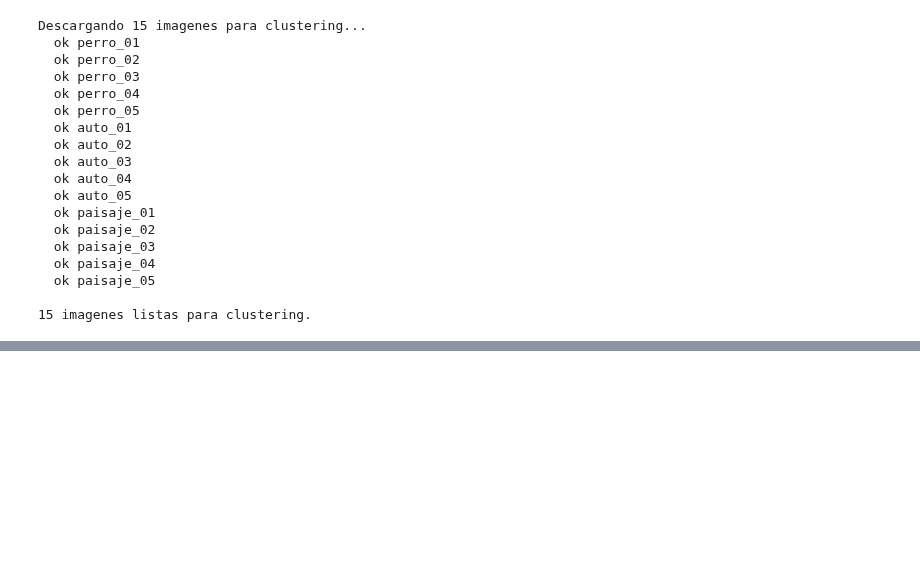
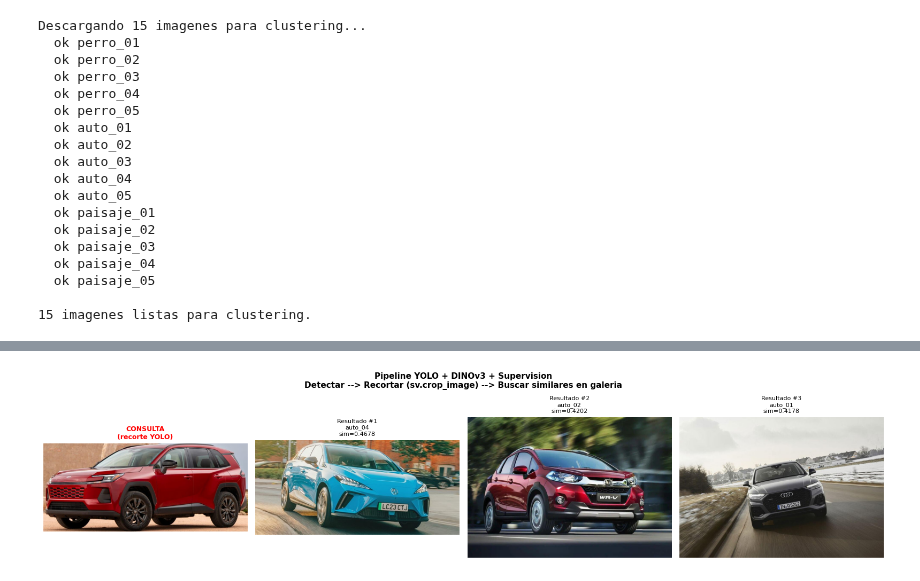
Before and after one commit to M0ndares/futbot, a Jupyter notebook: notebooks/14_dino_embeddings.ipynb, the cells around one changed output, grey strips where cells are left out. Cells and saved outputs as stored; diff of their text form; code cells hidden in the pictures; blank space fills up the shorter version.

```diff
--- a/notebooks/14_dino_embeddings.ipynb
+++ b/notebooks/14_dino_embeddings.ipynb
@@ -736,0 +922,86 @@ NameError: name 'galeria_embeddings' is not defined
+# %%
+# Pipeline completo: YOLO detecta, sv.crop_image recorta, DINOv3 busca similares
+from ultralytics import YOLO as UltralyticsYOLO
+
+# Verificar que la galeria esta disponible antes de continuar
+if len(galeria_embeddings) == 0:
+    raise RuntimeError("La galeria esta vacia. Ejecuta la celda anterior (build_gallery) primero.")
+
+# Imagen de consulta: auto Toyota (ya descargada en Seccion 3)
+img_consulta_pil = imagenes_pil["Auto 1 (Toyota)"]
+img_consulta_np  = cv2.cvtColor(np.array(img_consulta_pil), cv2.COLOR_RGB2BGR)
+
+print("Paso 1: Deteccion con YOLO...")
+print("(yolov8n.pt se descarga ~6 MB la primera vez)")
+yolo_model      = UltralyticsYOLO("yolov8n.pt")
+resultados_yolo = yolo_model(img_consulta_np, verbose=False)[0]
+detecciones     = sv.Detections.from_ultralytics(resultados_yolo)
+
+print(f"  Objetos detectados: {len(detecciones)}")
+for i, (bbox, cls_id, conf) in enumerate(
+    zip(detecciones.xyxy, detecciones.class_id, detecciones.confidence)
+):
+    nombre_clase = resultados_yolo.names[cls_id]
+    print(f"    [{i}] {nombre_clase} (conf={conf:.2f})  bbox={bbox.astype(int).tolist()}")
+
+print("\nPaso 2: Recortar primera deteccion con sv.crop_image...")
+# sv.crop_image(image, xyxy): recorta la region indicada por las coordenadas xyxy
+# Requiere supervision >= 0.21
+if len(detecciones) > 0:
+    recorte_np  = sv.crop_image(image=img_consulta_np, xyxy=detecciones.xyxy[0])
+    recorte_pil = Image.fromarray(cv2.cvtColor(recorte_np, cv2.COLOR_BGR2RGB))
+    objeto_usado = f"{resultados_yolo.names[detecciones.class_id[0]]} (primera deteccion YOLO)"
+else:
+    # Fallback: usar imagen completa si YOLO no detecto nada en esta imagen
+    print("  YOLO no detecto objetos — usando imagen completa como consulta.")
+    recorte_pil  = img_consulta_pil
+    recorte_np   = img_consulta_np
+    objeto_usado = "imagen completa (fallback: YOLO no detecto objetos)"
+
+print(f"  Objeto usado: {objeto_usado}")
+
+print("\nPaso 3: Calcular embedding del recorte con DINOv3...")
+inputs_recorte = processor(images=recorte_pil, return_tensors="pt").to(device)
+with torch.no_grad():
+    emb_recorte = F.normalize(model(**inputs_recorte).pooler_output, dim=-1)
+
+print("\nPaso 4: Buscar en galeria...")
+top3 = buscar_similares(emb_recorte, galeria_embeddings, top_k=3)
+
+print("\n── Top 3 imagenes similares en la galeria ──────────────────")
+for rank, (clave, sim) in enumerate(top3, 1):
+    print(f"  [{rank}] {clave:<30} similitud={sim:.4f}")
+
+# Visualizar: consulta + top 3 resultados
+fig, axes = plt.subplots(1, 4, figsize=(16, 4))
+
+# Panel de consulta con marco rojo
+axes[0].imshow(recorte_pil)
+axes[0].set_title("CONSULTA\n(recorte YOLO)", fontsize=9, color="red", fontweight="bold")
+axes[0].axis("off")
+for spine in axes[0].spines.values():
+    spine.set_edgecolor("red")
+    spine.set_linewidth(3)
+
+# Paneles de resultados
+for ax, (clave, sim) in zip(axes[1:], top3):
+    rank = top3.index((clave, sim)) + 1
+    ax.imshow(galeria_imagenes[clave])
+    ax.set_title(f"Resultado #{rank}\n{clave}\nsim={sim:.4f}", fontsize=8)
+    ax.axis("off")
+
+plt.suptitle(
+    "Pipeline YOLO + DINOv3 + Supervision\n"
+    "Detectar --> Recortar (sv.crop_image) --> Buscar similares en galeria",
+    fontsize=11, fontweight="bold"
+)
+plt.tight_layout()
+plt.show()
+
+# 💭 Reflexion: observa si los resultados top-3 pertenecen a la misma categoria
+# que la imagen de consulta. Si YOLO recorto un auto, los resultados deberian
+# ser autos de la galeria. Este es el patron basico de un motor de busqueda visual:
+# detectar -> representar -> comparar -> recuperar.
+print("\nEl pipeline funciona. Puedes reemplazar la imagen de consulta")
+print("por cualquier imagen de tu dominio y la galeria por tu propio catalogo.")
+# %% [output]
@@ -736,0 +1024 @@ NameError: name 'galeria_embeddings' is not defined
+[figure, added]
```
Also changed, not shown: parts of 7 cells of this notebook, 19 other files.
